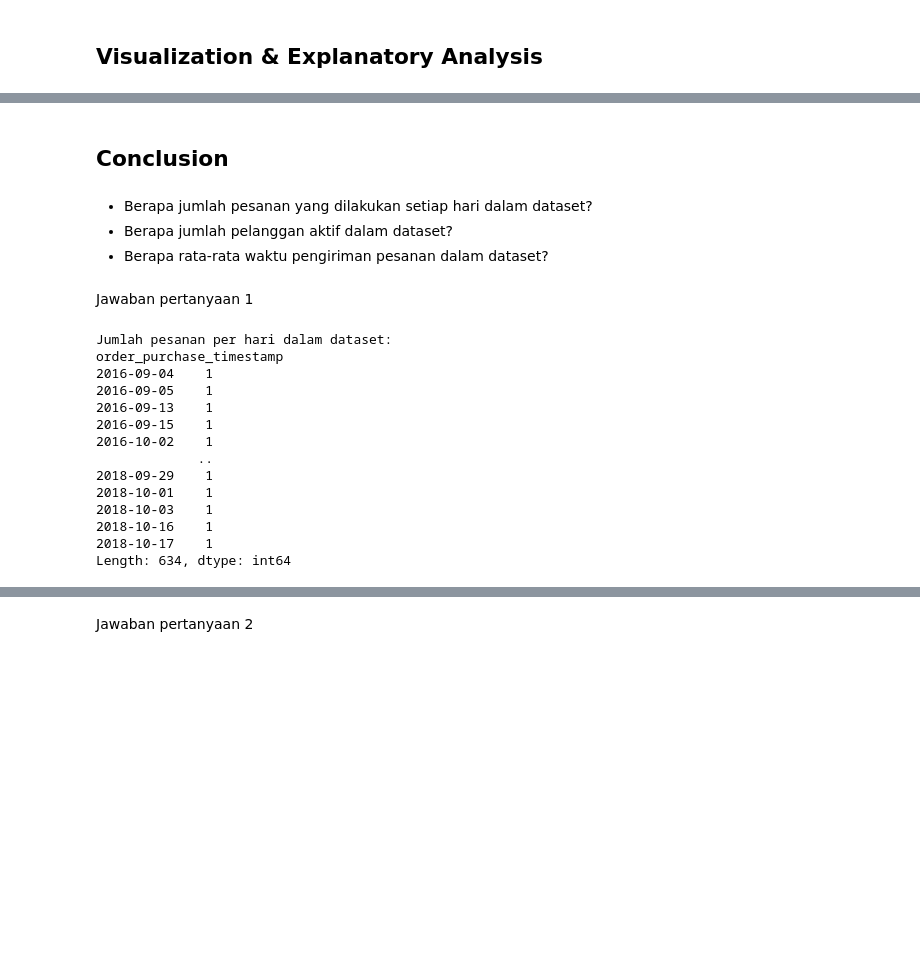
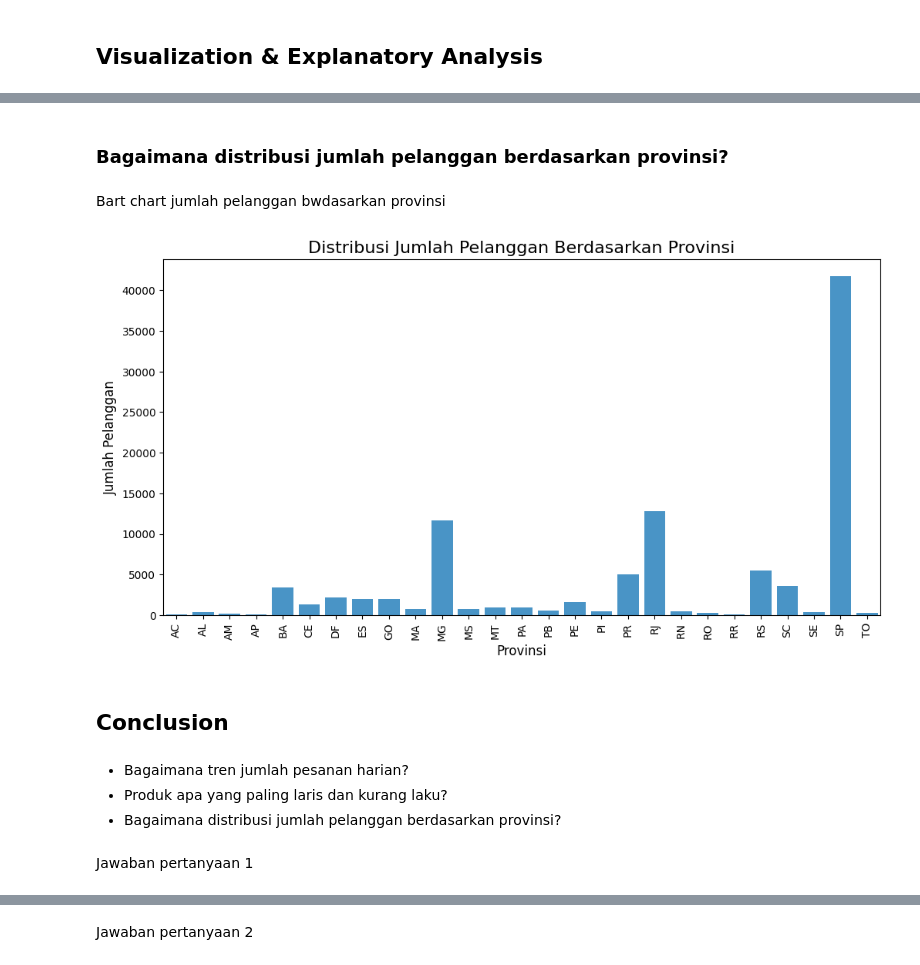
Before and after one commit to wahyunugroho424/proyek-analisis-data, a Jupyter notebook: notebook.ipynb, the cells around one changed output, grey strips where cells are left out. Drawn from its saved outputs; the diff is of its cells as text; code cells hidden in the pictures; blank space fills up the shorter version.

```diff
--- a/notebook.ipynb
+++ b/notebook.ipynb
@@ -1155,43 +1223,26 @@ plt.show()
+# %% [markdown]
+### Bagaimana distribusi jumlah pelanggan berdasarkan provinsi?
+# %% [markdown]
+Bart chart jumlah pelanggan bwdasarkan provinsi
+# %%
+# ===================== MENGHITUNG JUMLAH PELANGGAN PER PROVINSI ===================== #
+df_provinsi = df.groupby("customer_state")["customer_id"].nunique().reset_index()
+
+# ===================== VISUALISASI SEABORN ===================== #
+plt.figure(figsize=(12, 6))
+sns.barplot(x="customer_state", y="customer_id", data=df_provinsi, color="#3498db")  # Warna biru
+plt.title("Distribusi Jumlah Pelanggan Berdasarkan Provinsi", fontsize=16)
+plt.xlabel("Provinsi", fontsize=12)
+plt.ylabel("Jumlah Pelanggan", fontsize=12)
+plt.xticks(rotation=90)
+plt.show()
+# %% [output]
+[figure, added]
 # %% [markdown]
 ## Conclusion
-# %% [markdown]
-- Berapa jumlah pesanan yang dilakukan setiap hari dalam dataset?
-- Berapa jumlah pelanggan aktif dalam dataset?
-- Berapa rata-rata waktu pengiriman pesanan dalam dataset?
+# %% [markdown]
+  - Bagaimana tren jumlah pesanan harian?
+  - Produk apa yang paling laris dan kurang laku?
+  - Bagaimana distribusi jumlah pelanggan berdasarkan provinsi?
 # %% [markdown]
 Jawaban pertanyaan 1
-# %%
-# Memuat dataset
-df = pd.read_csv("https://raw.githubusercontent.com/wahyunugroho424/proyek-analisis-data/main/data/orders_dataset.csv")
-
-# Mengonversi kolom tanggal menjadi tipe datetime
-df["order_purchase_timestamp"] = pd.to_datetime(df["order_purchase_timestamp"])
-
-# Menghitung jumlah pesanan per hari
-order_trend = df.groupby(df["order_purchase_timestamp"].dt.date).size()
-
-# Menentukan tanggal dengan jumlah pesanan terbanyak
-max_orders_date = order_trend.idxmax()
-max_orders_value = order_trend.max()
-
-# Menghitung rata-rata jumlah pesanan per hari
-avg_orders_per_day = order_trend.mean()
-
-# Menampilkan hasil
-print(f"Jumlah pesanan per hari dalam dataset:")
-print(order_trend)
-# %% [output]
-Jumlah pesanan per hari dalam dataset:
-order_purchase_timestamp
-2016-09-04    1
-2016-09-05    1
-2016-09-13    1
-2016-09-15    1
-2016-10-02    1
-             ..
-2018-09-29    1
-2018-10-01    1
-2018-10-03    1
-2018-10-16    1
-2018-10-17    1
-Length: 634, dtype: int64
```
Also changed, not shown: parts of 36 cells of this notebook.
